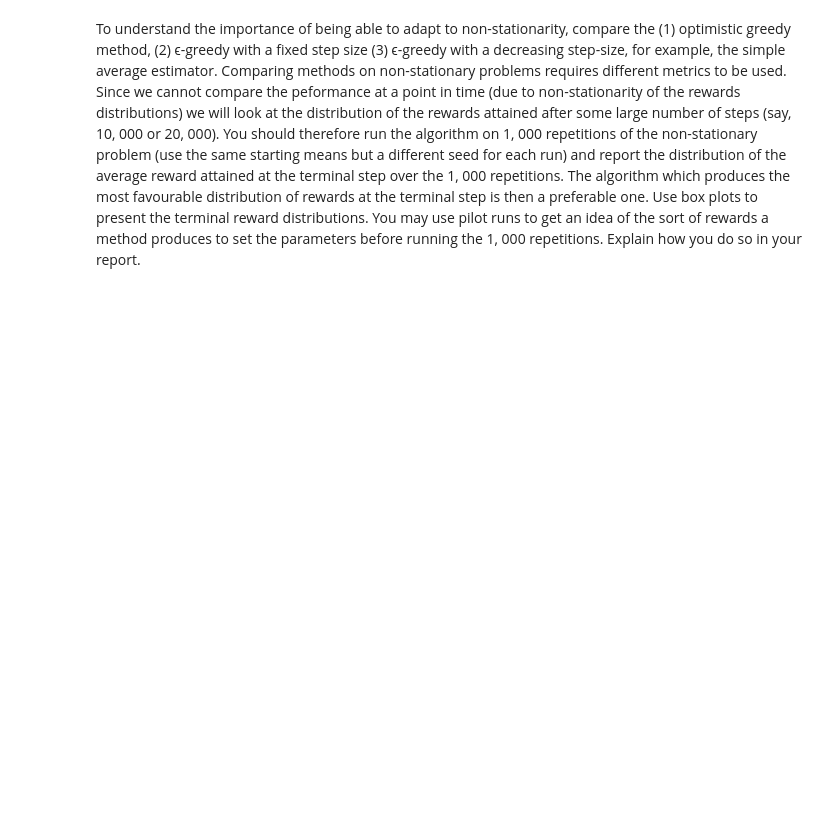
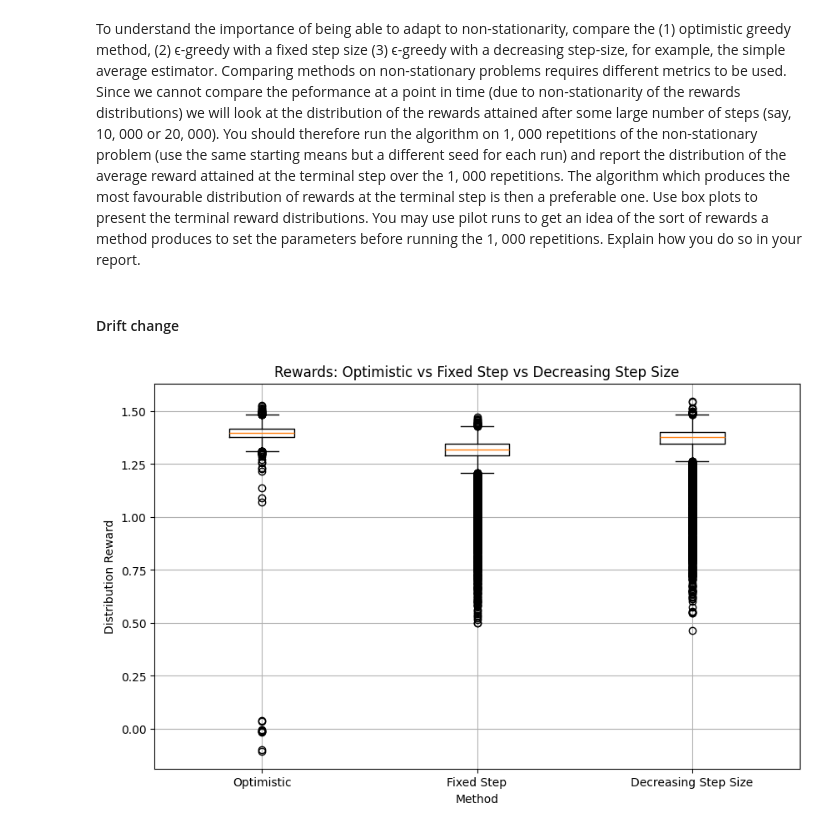
Before and after one commit to Mausoleoo/Multi-Armed-Bandit-Algorithm, a Jupyter notebook: Bandit Learning.ipynb, the cells around one changed output. Drawn from its saved outputs; the diff is of its cells as text; code cells hidden in the pictures; blank space fills up the shorter version.

```diff
--- a/Bandit Learning.ipynb
+++ b/Bandit Learning.ipynb
@@ -449,3 +449,30 @@ plt.show()
 ### 2.3 Evaluation
 # %% [markdown]
 To understand the importance of being able to adapt to non-stationarity, compare the (1) optimistic greedy method, (2) ϵ-greedy with a fixed step size (3) ϵ-greedy with a decreasing step-size, for example, the simple average estimator. Comparing methods on non-stationary problems requires different metrics to be used. Since we cannot compare the peformance at a point in time (due to non-stationarity of the rewards distributions) we will look at the distribution of the rewards attained after some large number of steps (say, 10, 000 or 20, 000). You should therefore run the algorithm on 1, 000 repetitions of the non-stationary problem (use the same starting means but a different seed for each run) and report the distribution of the average reward attained at the terminal step over the 1, 000 repetitions. The algorithm which produces the most favourable distribution of rewards at the terminal step is then a preferable one. Use box plots to present the terminal reward distributions. You may use pilot runs to get an idea of the sort of rewards a method produces to set the parameters before running the 1, 000 repetitions. Explain how you do so in your report.
+# %% [markdown]
+#### Drift change
+# %%
+experiments = 1000
+steps = 10000
+
+Rewards_Optimistic_Drift_Evaluation = np.zeros((experiments,steps))
+Rewards_EpsilonFixed_Drift_Evaluation = np.zeros((experiments, steps))
+Rewards_EpsilonDecrease_Drift_Evaluation = np.zeros((experiments, steps))
+
+for i in range(experiments):
+    Reward_list, time_avg = MultiArmedBandit(steps = steps, method = 'optimistic', NonStationary = 'drift')
+    Rewards_Optimistic_Drift_Evaluation[i] = Reward_list
+    Reward_list, time_avg = MultiArmedBandit(steps = steps, method = 'epsilon', Step = 0.1, NonStationary = 'drift')
+    Rewards_EpsilonFixed_Drift_Evaluation[i] = Reward_list
+    Reward_list, time_avg = MultiArmedBandit(steps = steps, method = 'epsilon', Step = None, NonStationary = 'drift')
+    Rewards_EpsilonDecrease_Drift_Evaluation[i] = Reward_list
+# %%
+plt.figure(figsize=(10, 6))
+plt.boxplot([np.mean(Rewards_Optimistic_Drift_Evaluation,axis = 0), np.mean(Rewards_EpsilonFixed_Drift_Evaluation, axis = 0), np.mean(Rewards_EpsilonDecrease_Drift_Evaluation, axis = 0)], labels=['Optimistic', 'Fixed Step', 'Decreasing Step Size'])
+plt.title('Rewards: Optimistic vs Fixed Step vs Decreasing Step Size')
+plt.ylabel('Distribution Reward')
+plt.xlabel('Method')
+plt.grid(True)
+plt.show()
+# %% [output]
+[figure, added]
```
Also changed, not shown: parts of 4 cells of this notebook.
